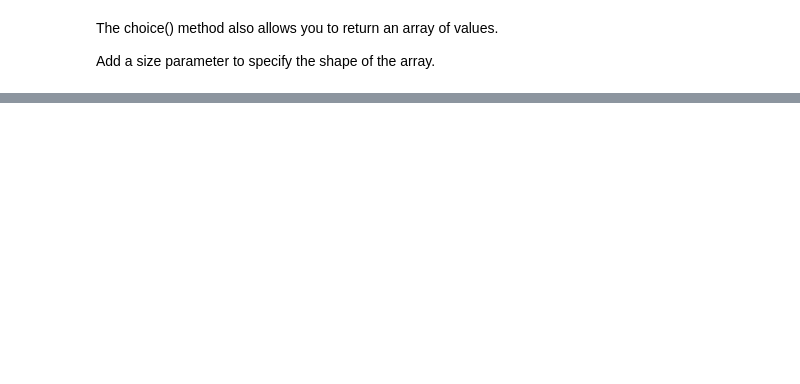
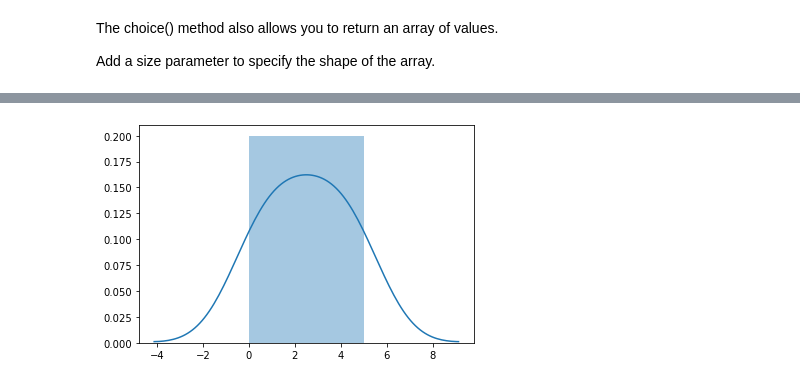
Before and after one commit to alinemati45/Python-Tutorial, a Jupyter notebook: NumPy .ipynb, the cells around one changed output, grey strips where cells are left out. Drawn from its saved outputs; the diff is of its cells as text; code cells hidden in the pictures; blank space fills up the shorter version.

```diff
--- a/NumPy .ipynb
+++ b/NumPy .ipynb
@@ -1311,0 +1411,9 @@ print(x)
+# %%
+import matplotlib.pyplot as plt
+import seaborn as sns
+
+sns.distplot([0, 1, 2, 3, 4, 5])
+
+plt.show()
+# %% [output]
+[figure, added]
```
Also changed, not shown: parts of 78 cells of this notebook.
